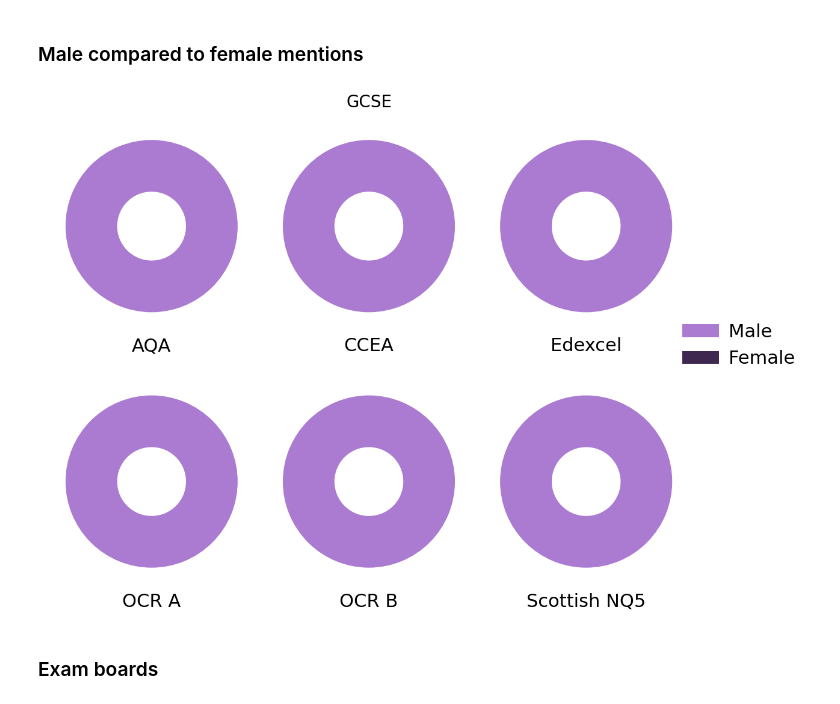
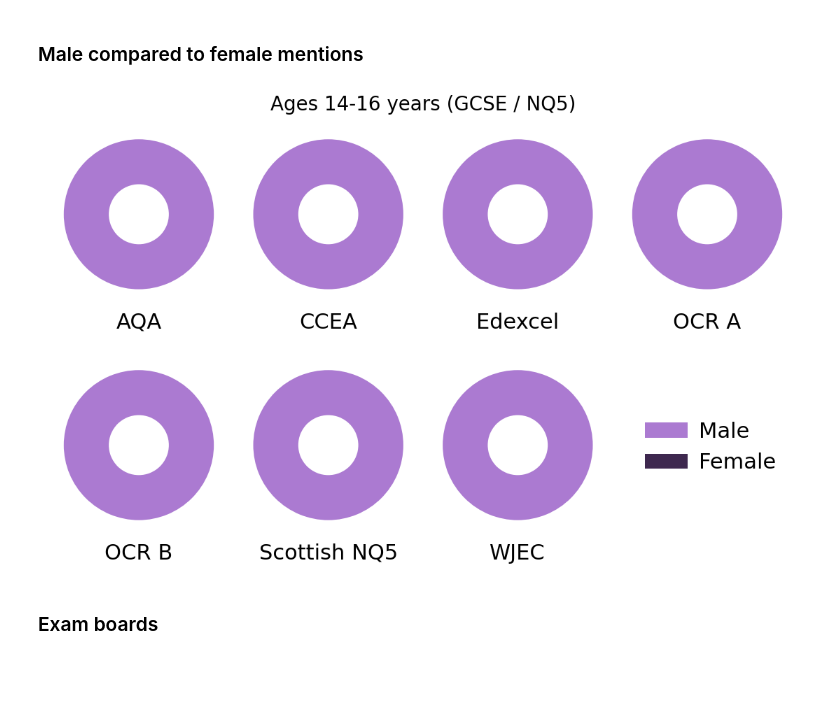
Before and after one commit to cookehmh/IncludeHerUK, a Jupyter notebook: Python/Plot_Figures_UK.ipynb, the cells around one changed output. Saved outputs shown, nothing was run; the diff lists cells and outputs as text; code cells hidden in the pictures; blank space fills up the shorter version.

```diff
--- a/Python/Plot_Figures_UK.ipynb
+++ b/Python/Plot_Figures_UK.ipynb
@@ -411,7 +408,7 @@ for jj in range(6):  # for each exam board
             val, colors=[colours[3], colours[2]],
             startangle=80, wedgeprops=dict(width=.6),
             autopct='%1.1f%%', pctdistance=0.7,
-            textprops={'fontsize': 20, 'color': 'white'}
+            textprops={'fontsize': 15, 'color': 'white'}
         )
 
     if (exam_boards[jj] == 'Scottish_highers'):
@@ -427,7 +424,7 @@ plt.figlegend(['Concept', 'Scientist'], bbox_to_anchor=(1.1, 0.57),
 # Adjust spacing
 plt.subplots_adjust(wspace=0.01, hspace=0.2, left=0.05, right=0.95, top=0.95, bottom=0.05)
 
-plt.suptitle('A-Level', fontsize = 20)
+plt.suptitle('Ages 16-18 years (A-Level / Scottish Highers)', fontsize=20)
 
 plt.savefig('../Figures/summary_concept_vs_scientist_UK_A_Level.png', dpi = 100, bbox_inches='tight')
 # %% [output]
@@ -788,9 +785,16 @@ for ii, board in enumerate(exam_boards):
     axs[ii, 0].set_yticks(y)
     axs[ii, 0].set_yticklabels(subjects_here)
 
-    axs[ii, 0].set_ylabel(
-        'Scottish Highers' if board == 'Scottish_highers' else board,
-        labelpad=-1090
+    axs[ii, 1].text(
+        1.05,                          # slightly outside the right side
+        0.5,                           # vertically centered
+        'Scottish NQ5' if board == 'Scottish NQ5' else board,
+        rotation=90,                   # rotate text vertically
+        ha='left',                      # left-align text
+        va='center',                    # vertically centered
+        fontsize=20,                    # adjust font size
+        fontweight='normal',            # regular weight
+        transform=axs[ii, 1].transAxes
     )
 
     axs[ii, 0].set_xlim(0, 15)
@@ -869,7 +873,7 @@ plt.subplots_adjust(
     bottom=0.05
 )
 
-plt.suptitle('GCSE', fontsize=20)
+plt.suptitle('Ages 14-16 years (GCSE / NQ5)', fontsize=20)
 
 plt.savefig(
     '../Figures/summary_subjects_GCSE_UK.png',
@@ -883,47 +887,77 @@ dict_keys(['physics', 'chemistry', 'biology', 'geology'])
 # %% [markdown]
 ### Male compared to female mentions
 # %%
-fig, ax = plt.subplots(nrows=2, ncols=3, figsize=(12, 9))
-ax = ax.flatten()  # flatten to make indexing easier
+fig, ax = plt.subplots(nrows=2, ncols=4, figsize=(12, 7))
+ax = ax.flatten()
 
-for jj in range(6):
-    m = dataset[EXAMBOARDS[exam_boards[jj]]]["overall"]["unique"]["male"]
-    f = dataset[EXAMBOARDS[exam_boards[jj]]]["overall"]["unique"]["female"]
+# One pie per exam board
+for jj, board in enumerate(exam_boards):
+    board_key = EXAMBOARDS[board]
+
+    m = dataset[board_key]["overall"]["unique"]["male"]
+    f = dataset[board_key]["overall"]["unique"]["female"]
     val = [m, f]
+
     if f == 0:
         ax[jj].pie(
-            val, colors=[colours[1], colours[0]],
-            startangle=80, wedgeprops=dict(width=.6),
+            val,
+            colors=[colours[1], colours[0]],
+            startangle=80,
+            wedgeprops=dict(width=.6)
         )
     else:
         ax[jj].pie(
-            val, colors=[colours[1], colours[0]],
-            startangle=80, wedgeprops=dict(width=.6),
-            autopct='%1.1f%%', pctdistance=0.7,
-            textprops={'fontsize': 20, 'color': 'white'}
+            val,
+            colors=[colours[1], colours[0]],
+            startangle=80,
+            wedgeprops=dict(width=.6),
+            autopct='%1.1f%%',
+            pctdistance=0.7,
+            textprops={'fontsize': 16, 'color': 'white'}
         )
 
-    if (exam_boards[jj] == 'Scottish_highers'):
+    # Axis label
+    if board == 'Scottish_highers':
         ax[jj].set_xlabel('Scottish Highers')
     else:
-        ax[jj].set_xlabel(exam_boards[jj])
+        ax[jj].set_xlabel(board)
 
-# Optional: hide any unused axes (e.g. if you ever use fewer than 6)
-for kk in range(len(ax)):
-    if kk >= len(exam_boards):
-        ax[kk].axis('off')
+# Hide unused axes
+for kk in range(len(exam_boards), len(ax)):
+    ax[kk].axis('off')
 
-plt.figlegend(['Male', 'Female'], bbox_to_anchor=(1.1, 0.57),#(1, 0.55)
-              bbox_transform=fig.transFigure, ncol=1, borderaxespad=0.,
-              handletextpad=0.5, columnspacing=1)
 
-plt.subplots_adjust(wspace=0.01, hspace=0.1, left=0.05, right=0.95, top=0.95, bottom=0.05)
+plt.figlegend(
+    ['Male', 'Female'],
+    bbox_to_anchor=(0.93, 0.33),
+    bbox_transform=fig.transFigure,
+    ncol=1,
+    borderaxespad=0.,
+    handletextpad=0.5,
+    columnspacing=1
+)
 
-plt.suptitle('GCSE', fontsize = 20)
+# Layout
+plt.subplots_adjust(
+    wspace=0.01,
+    hspace=0.1,
+    left=0.05,
+    right=0.95,
+    top=0.95,
+    bottom=0.05
+)
 
-plt.savefig('../Figures/summary_male_vs_female_UK_GCSE.png', dpi = 100, bbox_inches='tight')
+plt.suptitle('Ages 14-16 years (GCSE / NQ5)', fontsize=20)
+
+plt.savefig(
+    '../Figures/summary_male_vs_female_UK_GCSE.png',
+    dpi=100,
+    bbox_inches='tight'
+)
+
+plt.show()
 # %% [output]
-[figure, old version]
+[figure, new version]
 # %% [markdown]
 ### Exam boards
 # %%
```
Also changed, not shown: parts of 7 cells of this notebook, 10 other files.
